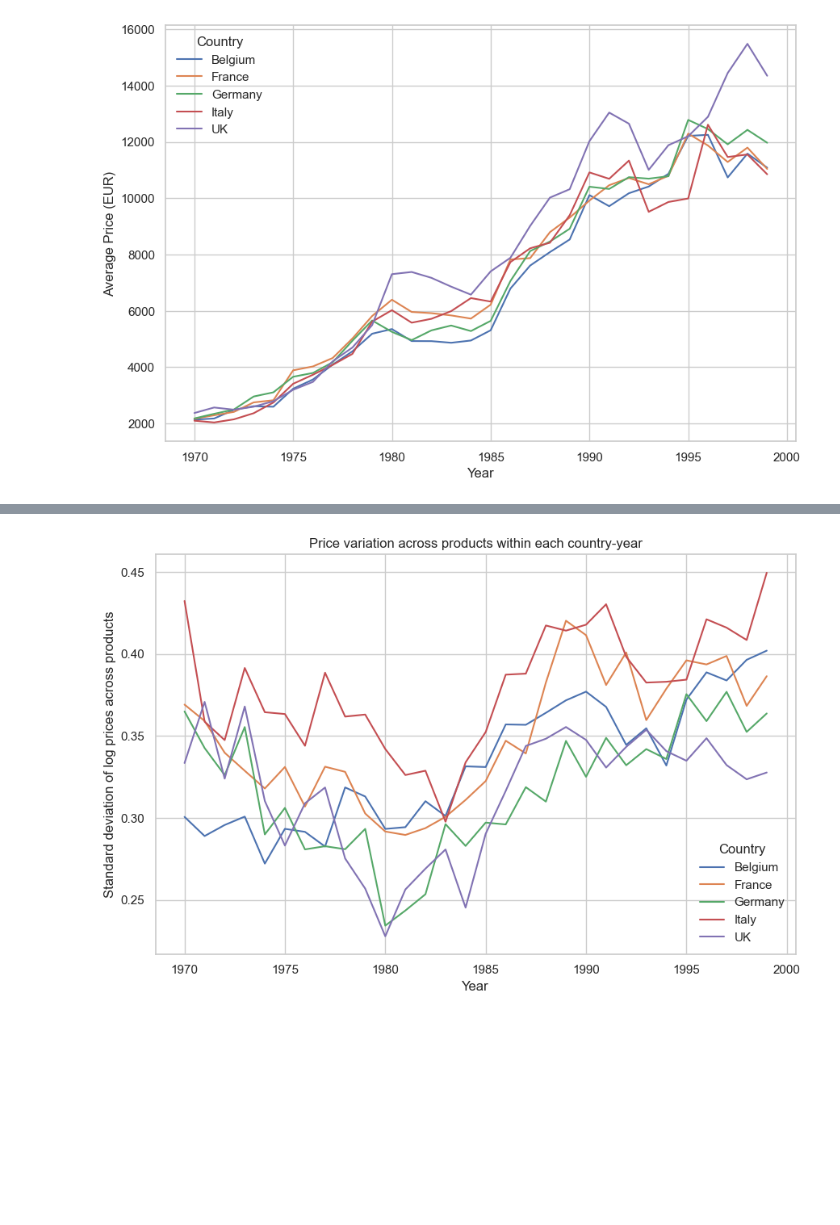
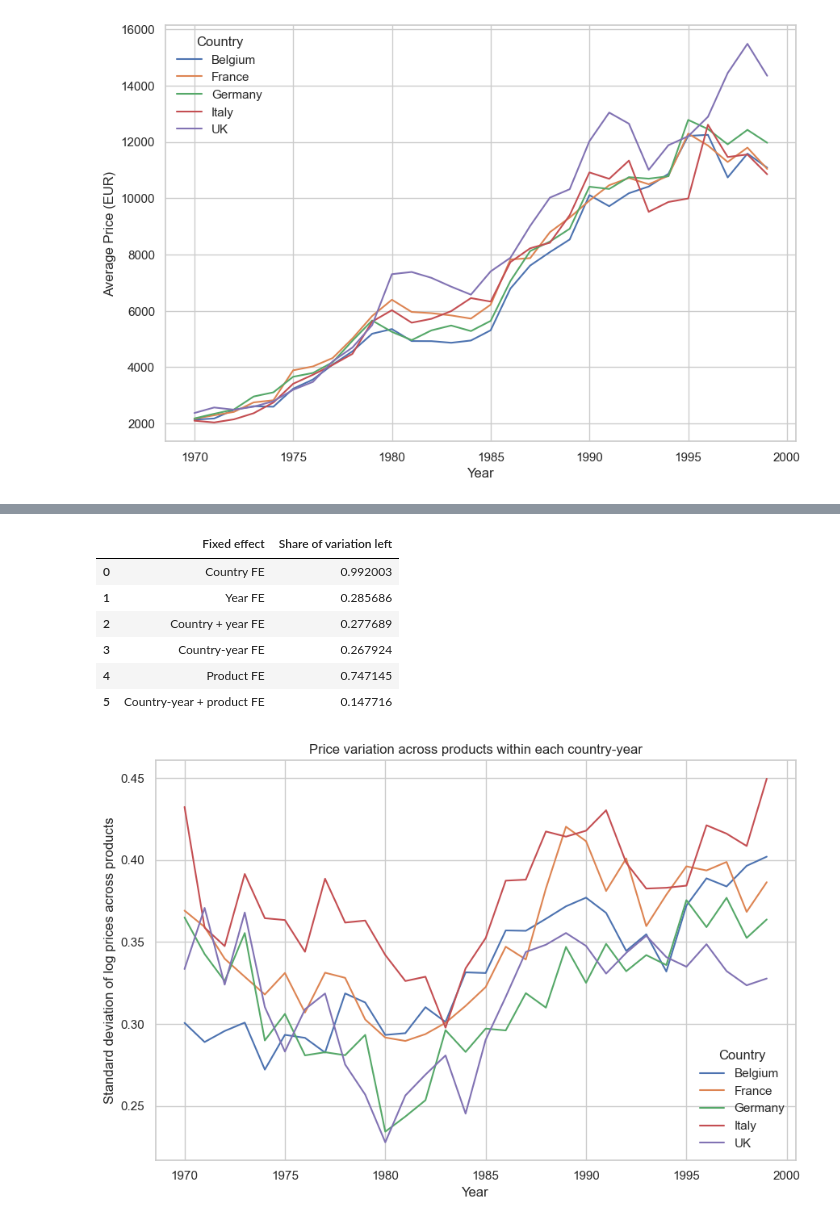
Before and after one commit to SofusGM/aio_2026, a Jupyter notebook: project_one/src/fixed effects.ipynb, the cells around one changed output, grey strips where cells are left out. Cells and saved outputs as stored; diff of their text form; code cells hidden in the pictures; blank space fills up the shorter version.

```diff
--- a/project_one/src/fixed effects.ipynb
+++ b/project_one/src/fixed effects.ipynb
@@ -162,3 +154,13 @@ plt.show()
+# %%
+variation_left
+# %% [output]
+|  | Fixed effect | Share of variation left |
+| 0 | Country FE | 0.992003 |
+| 1 | Year FE | 0.285686 |
+| 2 | Country + year FE | 0.277689 |
+| 3 | Country-year FE | 0.267924 |
+| 4 | Product FE | 0.747145 |
+| 5 | Country-year + product FE | 0.147716 |
 # %%
 # Prepare prices
 d = cars.dropna(subset=["co", "ma", "ye", "eurpr"]).copy()
```
Also changed, not shown: parts of 6 cells of this notebook, 2 other files.
